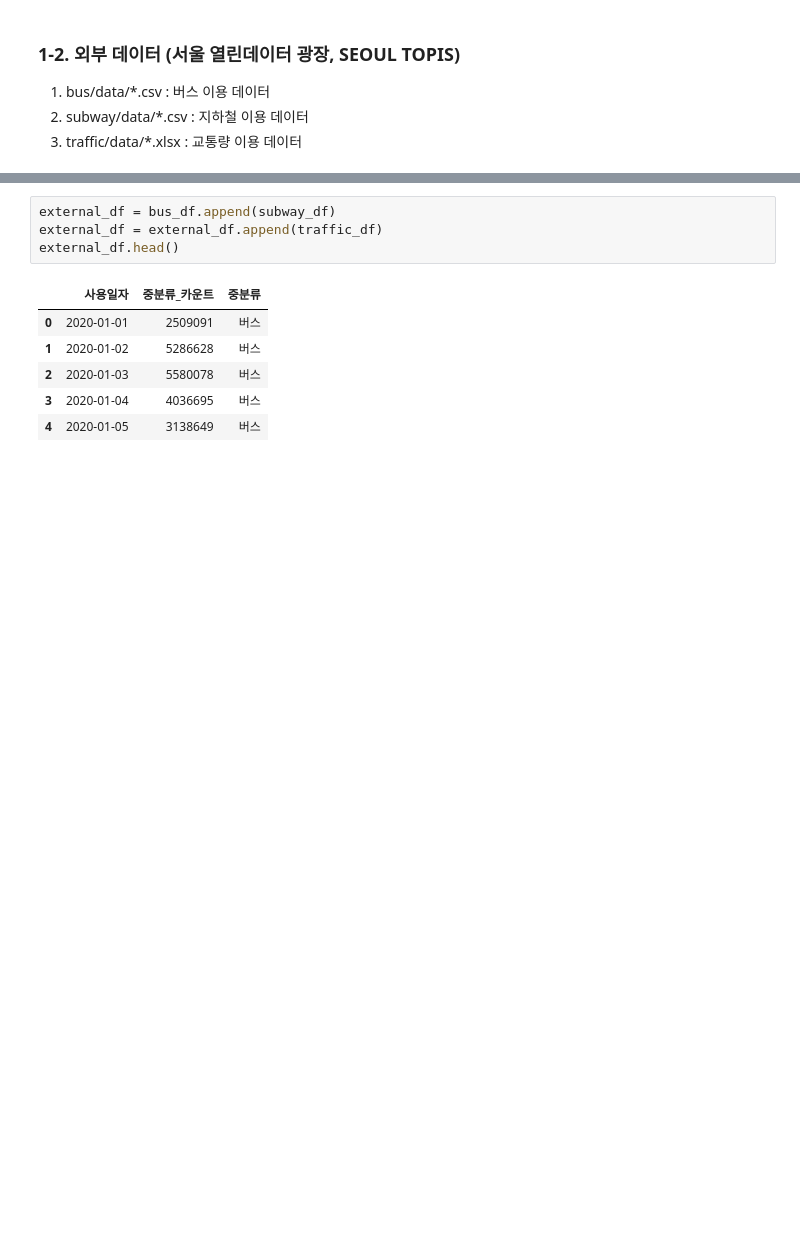
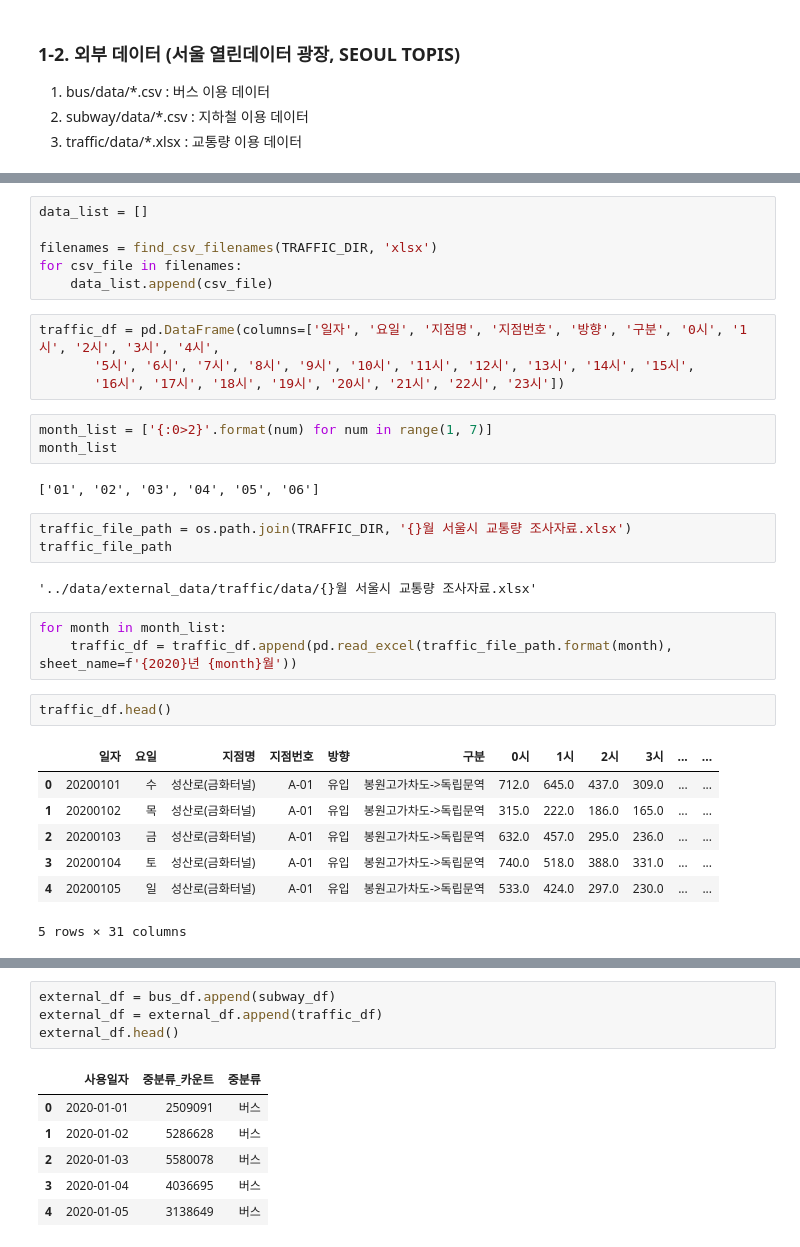
Before and after one commit to JONGSKY/Dacon-COVID-19-Viz, a Jupyter notebook: result/result_1.ipynb, the cells around one changed output, grey strips where cells are left out. Drawn from its saved outputs; the diff is of its cells as text; blank space fills up the shorter version.

```diff
--- a/result/result_1.ipynb
+++ b/result/result_1.ipynb
@@ -209,0 +314,33 @@ traffic_df = pd.read_csv(os.path.join(BASE_DIR, EXTERNAL_DIR, TRAFFIC_DIR, TRAFF
+# %%
+data_list = []
+
+filenames = find_csv_filenames(TRAFFIC_DIR, 'xlsx')
+for csv_file in filenames:
+    data_list.append(csv_file)
+# %%
+traffic_df = pd.DataFrame(columns=['일자', '요일', '지점명', '지점번호', '방향', '구분', '0시', '1시', '2시', '3시', '4시',
+       '5시', '6시', '7시', '8시', '9시', '10시', '11시', '12시', '13시', '14시', '15시',
+       '16시', '17시', '18시', '19시', '20시', '21시', '22시', '23시'])
+# %%
+month_list = ['{:0>2}'.format(num) for num in range(1, 7)]
+month_list
+# %% [output]
+['01', '02', '03', '04', '05', '06']
+# %%
+traffic_file_path = os.path.join(TRAFFIC_DIR, '{}월 서울시 교통량 조사자료.xlsx')
+traffic_file_path
+# %% [output]
+'../data/external_data/traffic/data/{}월 서울시 교통량 조사자료.xlsx'
+# %%
+for month in month_list:
+    traffic_df = traffic_df.append(pd.read_excel(traffic_file_path.format(month), sheet_name=f'{2020}년 {month}월'))
+# %%
+traffic_df.head()
+# %% [output]
+|  | 일자 | 요일 | 지점명 | 지점번호 | 방향 | 구분 | 0시 | 1시 | 2시 | 3시 | ... | ... |
+| 0 | 20200101 | 수 | 성산로(금화터널) | A-01 | 유입 | 봉원고가차도->독립문역 | 712.0 | 645.0 | 437.0 | 309.0 | ... | ... |
+| 1 | 20200102 | 목 | 성산로(금화터널) | A-01 | 유입 | 봉원고가차도->독립문역 | 315.0 | 222.0 | 186.0 | 165.0 | ... | ... |
+| 2 | 20200103 | 금 | 성산로(금화터널) | A-01 | 유입 | 봉원고가차도->독립문역 | 632.0 | 457.0 | 295.0 | 236.0 | ... | ... |
+| 3 | 20200104 | 토 | 성산로(금화터널) | A-01 | 유입 | 봉원고가차도->독립문역 | 740.0 | 518.0 | 388.0 | 331.0 | ... | ... |
+| 4 | 20200105 | 일 | 성산로(금화터널) | A-01 | 유입 | 봉원고가차도->독립문역 | 533.0 | 424.0 | 297.0 | 230.0 | ... | ... |
+5 rows × 31 columns
```
Also changed, not shown: parts of 49 cells of this notebook.
